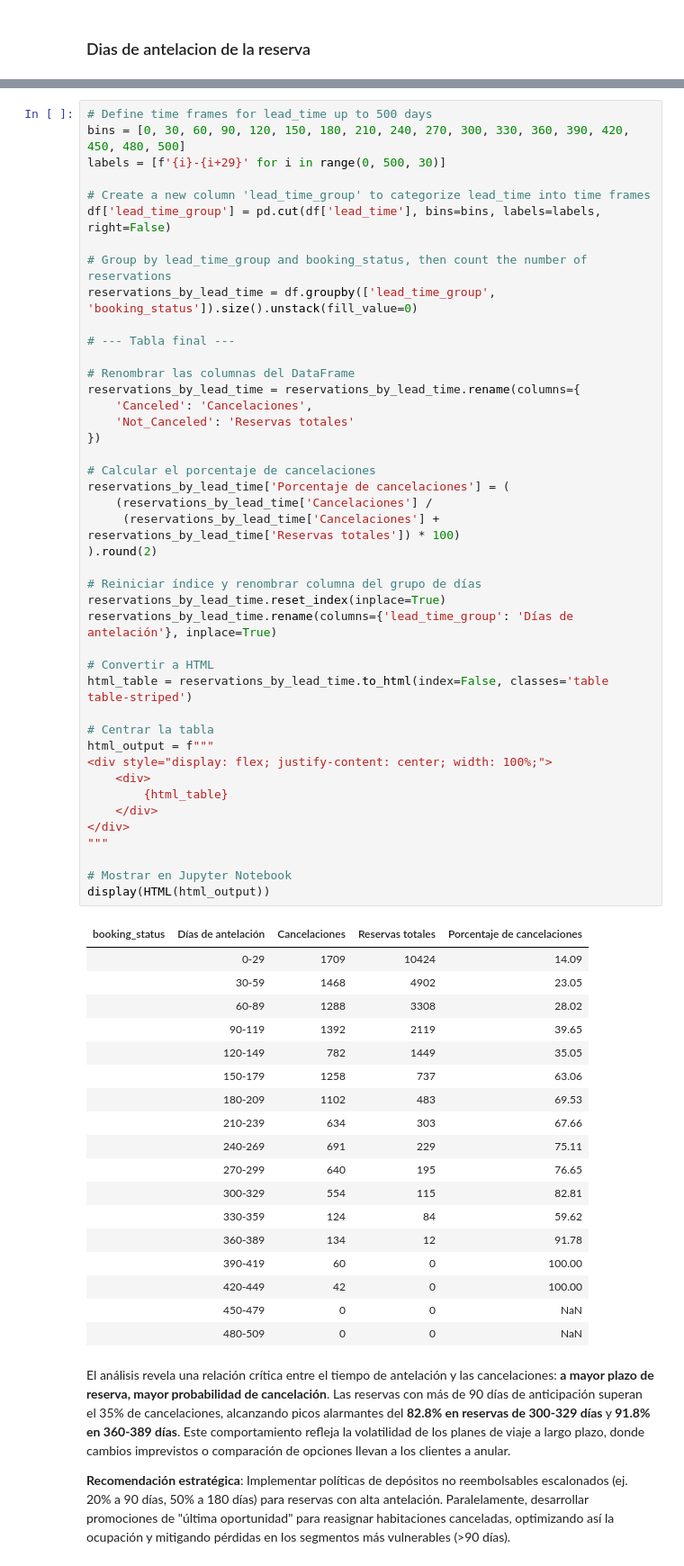
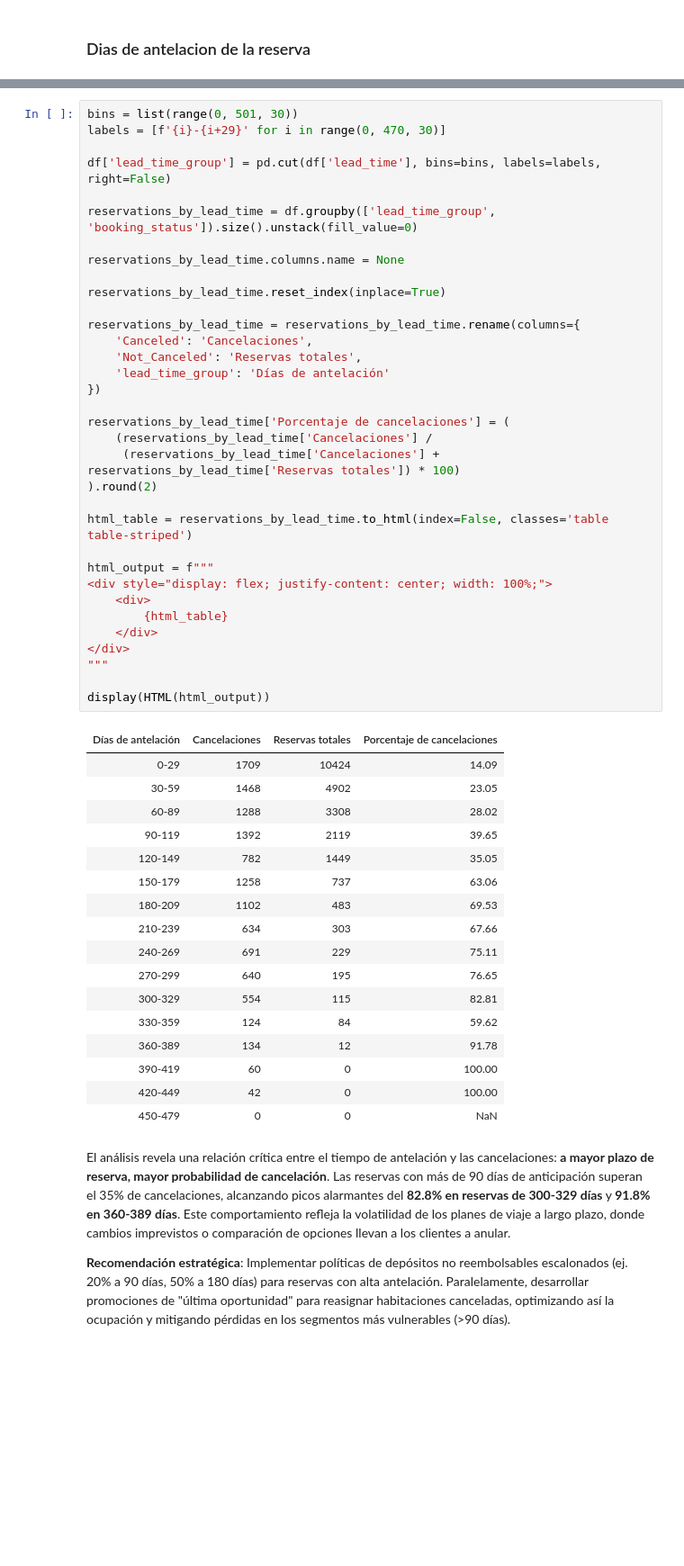
Before and after one commit to YacoCappelletti/analisis_reservas_hotel_dev, a Jupyter notebook: analisis_reservas_hotel.ipynb, the cells around one changed output, grey strips where cells are left out. Shown at 90% size. Saved outputs shown, nothing was run; the diff lists cells and outputs as text; blank space fills up the shorter version.

```diff
--- a/analisis_reservas_hotel.ipynb
+++ b/analisis_reservas_hotel.ipynb
@@ -1013,67 +871,57 @@ display(HTML(html_output))
 # %% [output]
 [interactive output not drawn]
 # %%
-# Define time frames for lead_time up to 500 days
-bins = [0, 30, 60, 90, 120, 150, 180, 210, 240, 270, 300, 330, 360, 390, 420, 450, 480, 500]
-labels = [f'{i}-{i+29}' for i in range(0, 500, 30)]
+bins = list(range(0, 501, 30))
+labels = [f'{i}-{i+29}' for i in range(0, 470, 30)]
 
-# Create a new column 'lead_time_group' to categorize lead_time into time frames
 df['lead_time_group'] = pd.cut(df['lead_time'], bins=bins, labels=labels, right=False)
 
-# Group by lead_time_group and booking_status, then count the number of reservations
 reservations_by_lead_time = df.groupby(['lead_time_group', 'booking_status']).size().unstack(fill_value=0)
 
-# --- Tabla final ---
+reservations_by_lead_time.columns.name = None
 
-# Renombrar las columnas del DataFrame
+reservations_by_lead_time.reset_index(inplace=True)
+
 reservations_by_lead_time = reservations_by_lead_time.rename(columns={
     'Canceled': 'Cancelaciones',
-    'Not_Canceled': 'Reservas totales'
+    'Not_Canceled': 'Reservas totales',
+    'lead_time_group': 'Días de antelación'
 })
 
-# Calcular el porcentaje de cancelaciones
 reservations_by_lead_time['Porcentaje de cancelaciones'] = (
     (reservations_by_lead_time['Cancelaciones'] /
      (reservations_by_lead_time['Cancelaciones'] + reservations_by_lead_time['Reservas totales']) * 100)
 ).round(2)
 
-# Reiniciar índice y renombrar columna del grupo de días
-reservations_by_lead_time.reset_index(inplace=True)
-reservations_by_lead_time.rename(columns={'lead_time_group': 'Días de antelación'}, inplace=True)
-
-# Convertir a HTML
 html_table = reservations_by_lead_time.to_html(index=False, classes='table table-striped')
 
-# Centrar la tabla
 html_output = f"""
 <div style="display: flex; justify-content: center; width: 100%;">
     <div>
         {html_table}
     </div>
 </div>
 """
 
-# Mostrar en Jupyter Notebook
 display(HTML(html_output))
 # %% [output]
-| booking_status | Días de antelación | Cancelaciones | Reservas totales | Porcentaje de cancelaciones |
-|  | 0-29 | 1709 | 10424 | 14.09 |
-|  | 30-59 | 1468 | 4902 | 23.05 |
-|  | 60-89 | 1288 | 3308 | 28.02 |
-|  | 90-119 | 1392 | 2119 | 39.65 |
-|  | 120-149 | 782 | 1449 | 35.05 |
-|  | 150-179 | 1258 | 737 | 63.06 |
-|  | 180-209 | 1102 | 483 | 69.53 |
-|  | 210-239 | 634 | 303 | 67.66 |
-|  | 240-269 | 691 | 229 | 75.11 |
-|  | 270-299 | 640 | 195 | 76.65 |
-|  | 300-329 | 554 | 115 | 82.81 |
-|  | 330-359 | 124 | 84 | 59.62 |
-|  | 360-389 | 134 | 12 | 91.78 |
-|  | 390-419 | 60 | 0 | 100.00 |
-|  | 420-449 | 42 | 0 | 100.00 |
-|  | 450-479 | 0 | 0 | NaN |
-|  | 480-509 | 0 | 0 | NaN |
+| Días de antelación | Cancelaciones | Reservas totales | Porcentaje de cancelaciones |
+| 0-29 | 1709 | 10424 | 14.09 |
+| 30-59 | 1468 | 4902 | 23.05 |
+| 60-89 | 1288 | 3308 | 28.02 |
+| 90-119 | 1392 | 2119 | 39.65 |
+| 120-149 | 782 | 1449 | 35.05 |
+| 150-179 | 1258 | 737 | 63.06 |
+| 180-209 | 1102 | 483 | 69.53 |
+| 210-239 | 634 | 303 | 67.66 |
+| 240-269 | 691 | 229 | 75.11 |
+| 270-299 | 640 | 195 | 76.65 |
+| 300-329 | 554 | 115 | 82.81 |
+| 330-359 | 124 | 84 | 59.62 |
+| 360-389 | 134 | 12 | 91.78 |
+| 390-419 | 60 | 0 | 100.00 |
+| 420-449 | 42 | 0 | 100.00 |
+| 450-479 | 0 | 0 | NaN |
 # %% [markdown]
 
 
```
Also changed, not shown: parts of 31 cells of this notebook.
